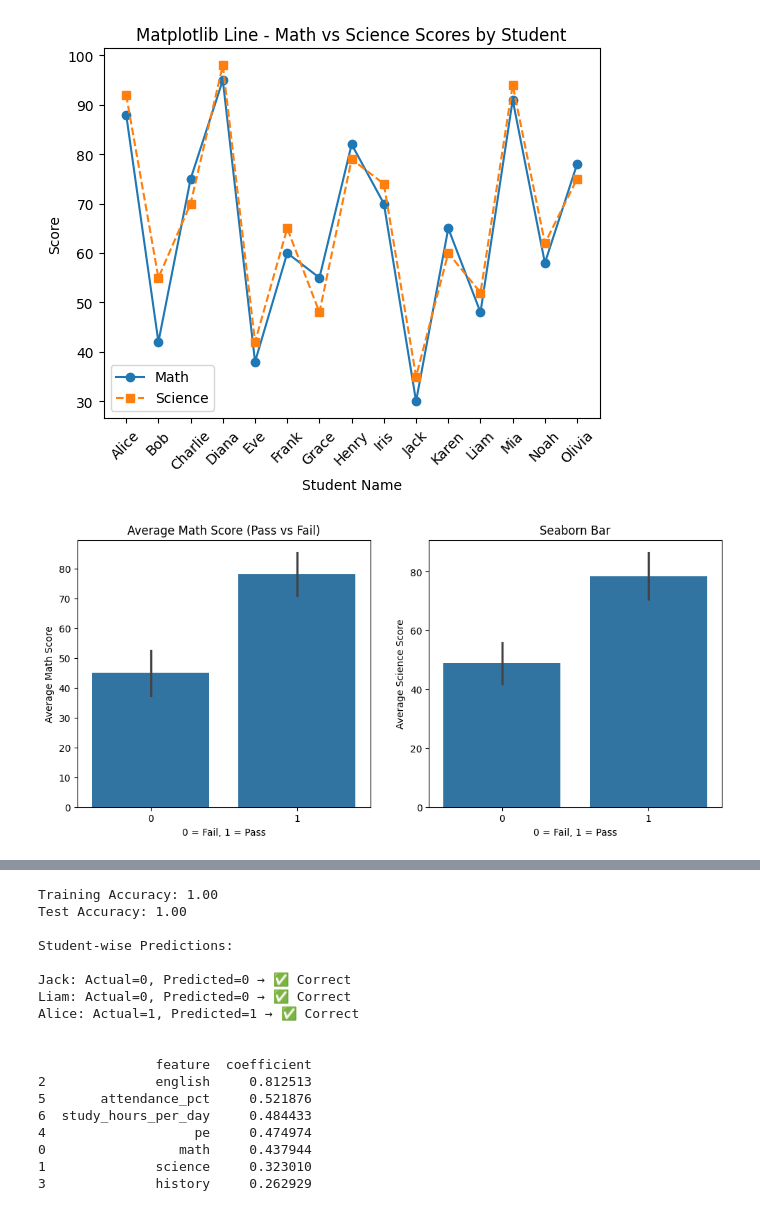
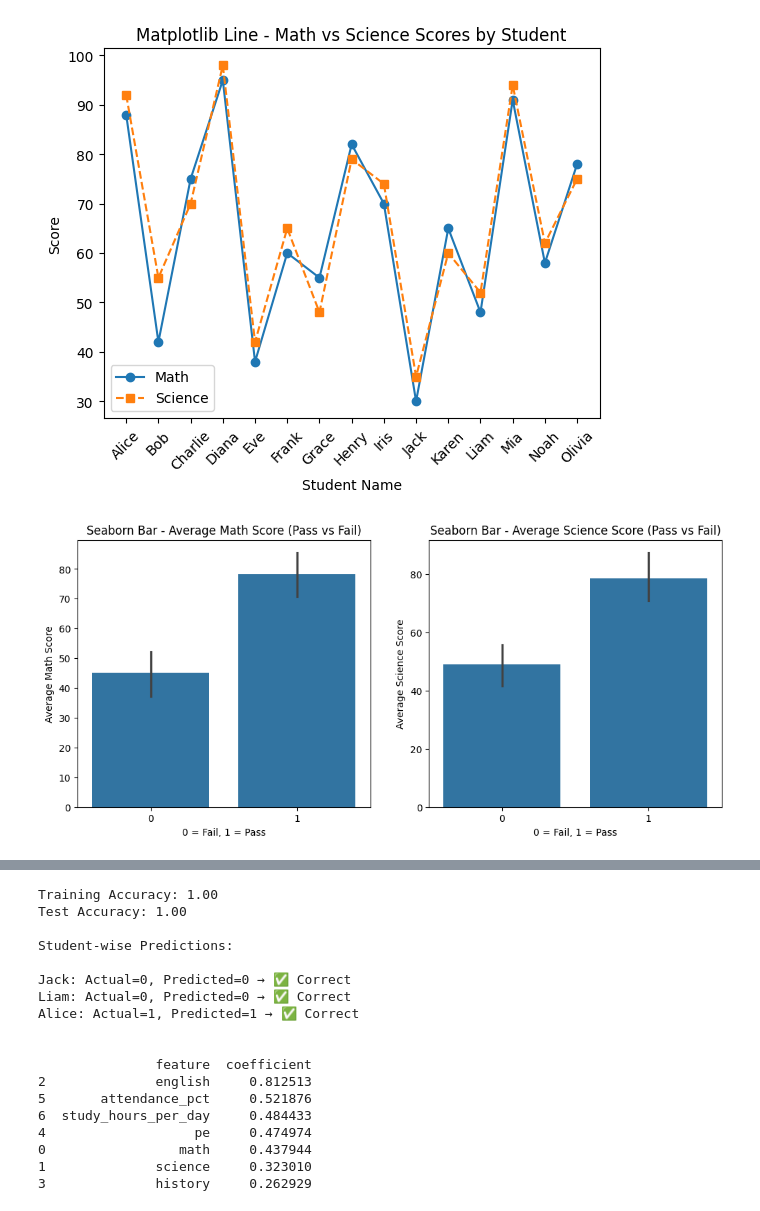
Before and after one commit to rnatasha-85/-python-assignment-03-part4-bitsom_ba_2511552, a Jupyter notebook: part4_visualization_m1.ipynb, the cells around one changed output, grey strips where cells are left out. Drawn from its saved outputs; the diff is of its cells as text; code cells hidden in the pictures.

```diff
--- a/part4_visualization_m1.ipynb
+++ b/part4_visualization_m1.ipynb
@@ -182,18 +182,17 @@ fig, (ax1, ax2) = plt.subplots(1, 2, figsize=(12, 5))
 
 # Math scores plot
 sns.barplot(data=df, x='passed', y='math',ax=ax1)
-ax1.set_title("Average Math Score (Pass vs Fail)")
+ax1.set_title("Seaborn Bar - Average Math Score (Pass vs Fail)")
 ax1.set_xlabel("0 = Fail, 1 = Pass")
 ax1.set_ylabel("Average Math Score")
 
 
 # Science scores plot
 sns.barplot(data=df, x='passed', y='science', ax=ax2)
-ax2.set_title("Average Science Score (Pass vs Fail)")
+ax2.set_title("Seaborn Bar - Average Science Score (Pass vs Fail)")
 ax2.set_xlabel("0 = Fail, 1 = Pass")
 ax2.set_ylabel("Average Science Score")
 
-plt.title('Seaborn Bar')
 plt.savefig("plot6_seaborn_bar.png")
 plt.show()
 
@@ -343,34 +342,34 @@ prob_fail, prob_pass = proba[0], proba[1]
 
 # Print results
 label = "Pass" if prediction == 1 else "Fail"
 
 print(f"Prediction: {label}")
 print(f"Probability (Pass): {prob_pass:.2f}")
 print(f"Probability (Fail): {prob_fail:.2f}")
 # %% [output]
       name  math  science  english  history  pe  attendance_pct  \
 0    Alice    88       92       76       80  95              92
 1      Bob    42       55       48       50  60              65
 2  Charlie    75       70       80       68  88              85
 3    Diana    95       98       91       89  97              98
 4      Eve    38       42       50       45  55              58
 
    study_hours_per_day  passed
 0                  4.5       1
 1                  1.2       0
 2                  3.0       1
 3                  6.0       1
 ... (70 lines left out)
 12    92.2
 13    60.6
 14    78.0
 Name: avg_score, dtype: float64
 [figure]
 [figure]
 [figure]
 [figure]
 [figure]
-[figure, old version]
+[figure, new version]
 [figure]
 Training Accuracy: 1.00
 Test Accuracy: 1.00
```
